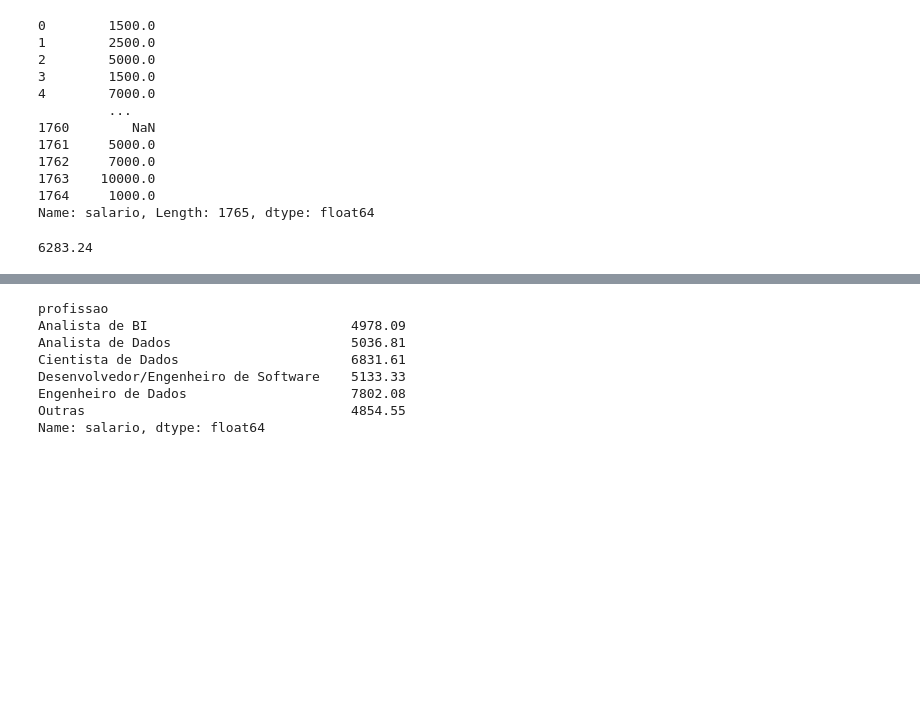
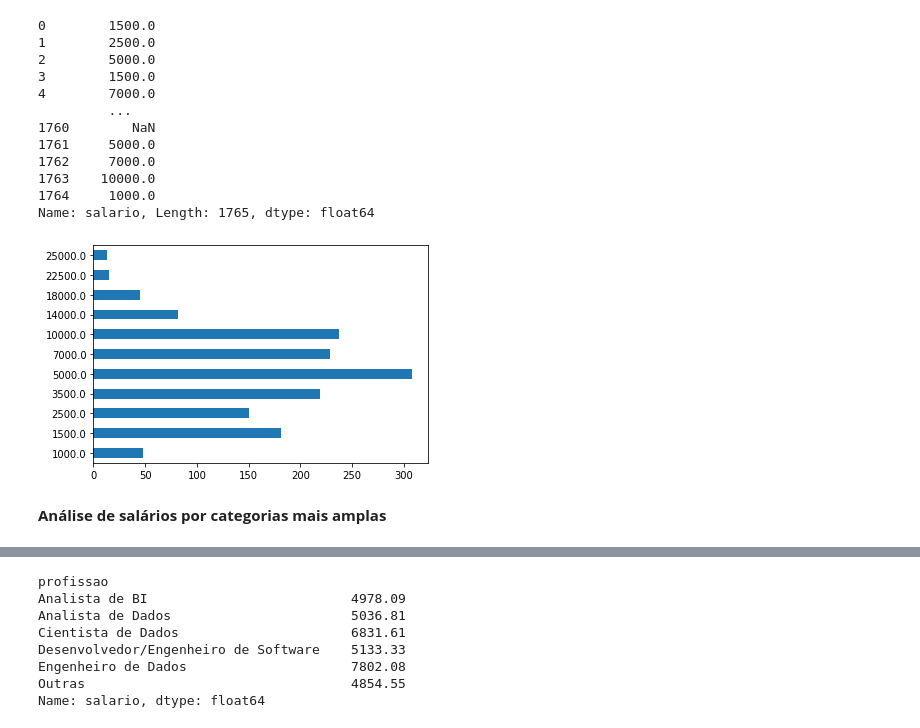
Before and after one commit to ericasrafael/data_professional_profile, a Jupyter notebook: O_perfil_do_profissional_de_dados_no_Brasil.ipynb, the cells around one changed output, grey strips where cells are left out. Drawn from its saved outputs; the diff is of its cells as text; code cells hidden in the pictures; blank space fills up the shorter version.

```diff
--- a/O_perfil_do_profissional_de_dados_no_Brasil.ipynb
+++ b/O_perfil_do_profissional_de_dados_no_Brasil.ipynb
@@ -336,10 +340,9 @@ dados['salario']
 1763    10000.0
 1764     1000.0
 Name: salario, Length: 1765, dtype: float64
-# %%
-# já é possível calcular "média"
-# não diz muito, pois tem muita variabilidade em cima dessa medida, é preciso calculá-la por categoria
-
-round(dados['salario'].mean() , 2)
-# %% [output]
-6283.24
+# %%
+dados['salario'].value_counts().sort_index().plot(kind = 'barh');
+# %% [output]
+[figure, added]
+# %% [markdown]
+**Análise de salários por categorias mais amplas**
```
Also changed, not shown: parts of 39 cells of this notebook.
